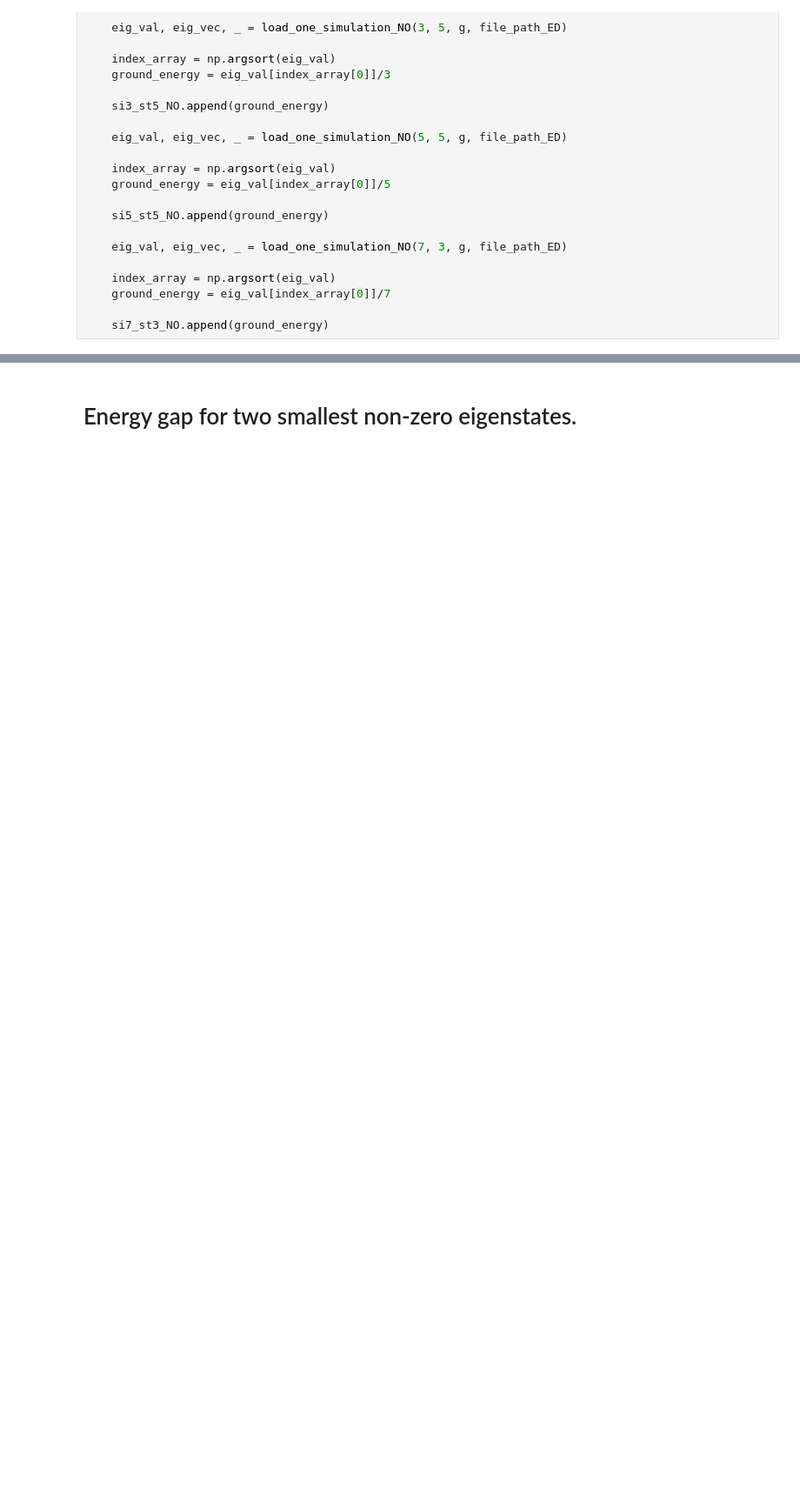
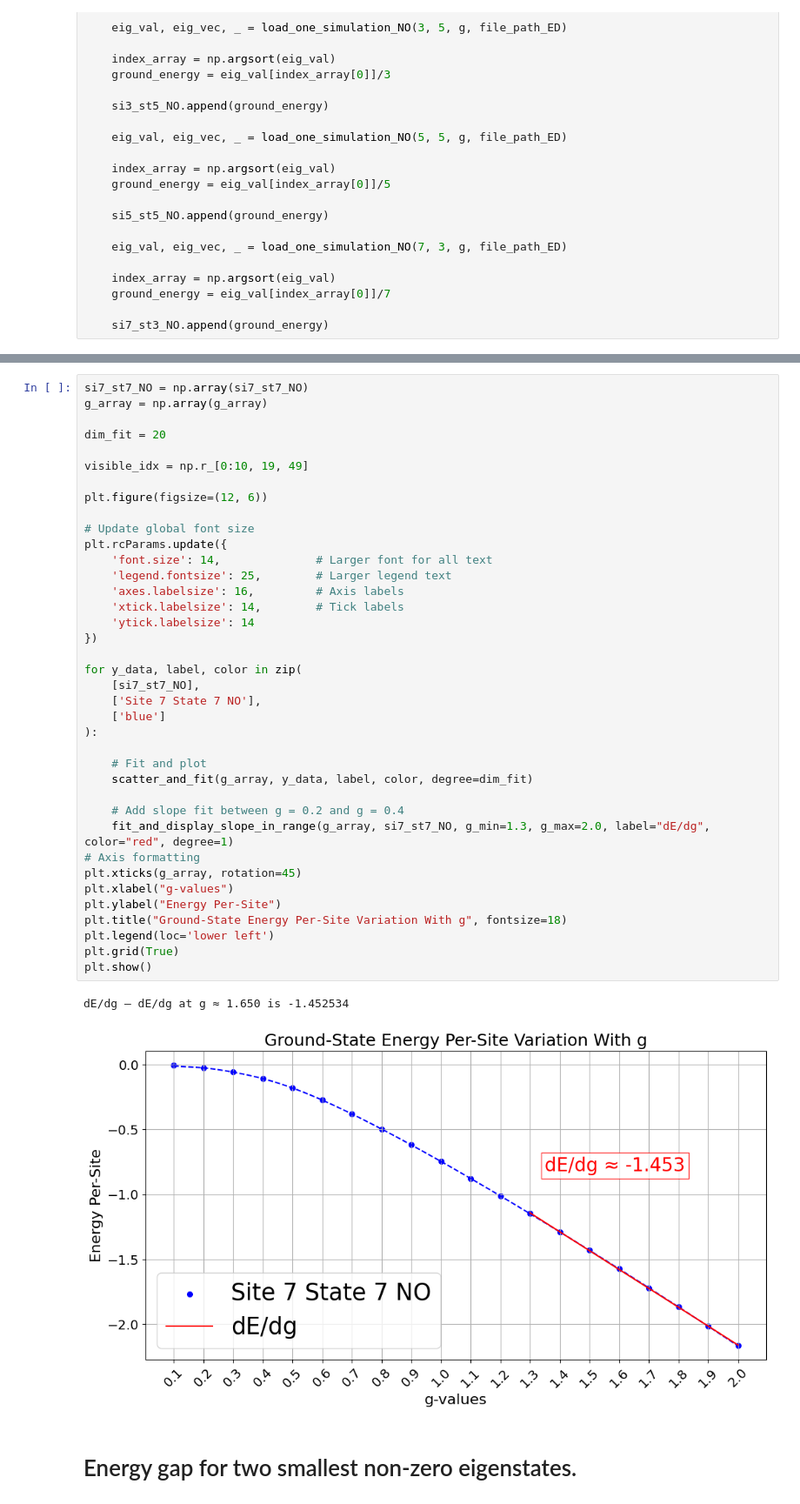
Before and after one commit to Gilfrim/Computational-Analysis-of-Many-Rotor-Systems, a Jupyter notebook: produce_graphs.ipynb, the cells around one changed output, grey strips where cells are left out. Shown at 87% size. Drawn from its saved outputs; the diff is of its cells as text; blank space fills up the shorter version.

```diff
--- a/produce_graphs.ipynb
+++ b/produce_graphs.ipynb
@@ -418,3 +499,44 @@ plt.show()
+# %%
+si7_st7_NO = np.array(si7_st7_NO)
+g_array = np.array(g_array)
+
+dim_fit = 20
+
+visible_idx = np.r_[0:10, 19, 49]
+
+plt.figure(figsize=(12, 6))
+
+# Update global font size
+plt.rcParams.update({
+    'font.size': 14,              # Larger font for all text
+    'legend.fontsize': 25,        # Larger legend text
+    'axes.labelsize': 16,         # Axis labels
+    'xtick.labelsize': 14,        # Tick labels
+    'ytick.labelsize': 14
+})
+
+for y_data, label, color in zip(
+    [si7_st7_NO],
+    ['Site 7 State 7 NO'],
+    ['blue']
+):
+
+    # Fit and plot
+    scatter_and_fit(g_array, y_data, label, color, degree=dim_fit)
+
+    # Add slope fit between g = 0.2 and g = 0.4
+    fit_and_display_slope_in_range(g_array, si7_st7_NO, g_min=1.3, g_max=2.0, label="dE/dg", color="red", degree=1)
+# Axis formatting
+plt.xticks(g_array, rotation=45)
+plt.xlabel("g-values")
+plt.ylabel("Energy Per-Site")
+plt.title("Ground-State Energy Per-Site Variation With g", fontsize=18)
+plt.legend(loc='lower left')
+plt.grid(True)
+plt.show()
+# %% [output]
+dE/dg – dE/dg at g ≈ 1.650 is -1.452534
+[figure, added]
 # %% [markdown]
 # Energy gap for two smallest non-zero eigenstates.
 # %%
```
Also changed, not shown: parts of 41 cells of this notebook, 12 other files.
